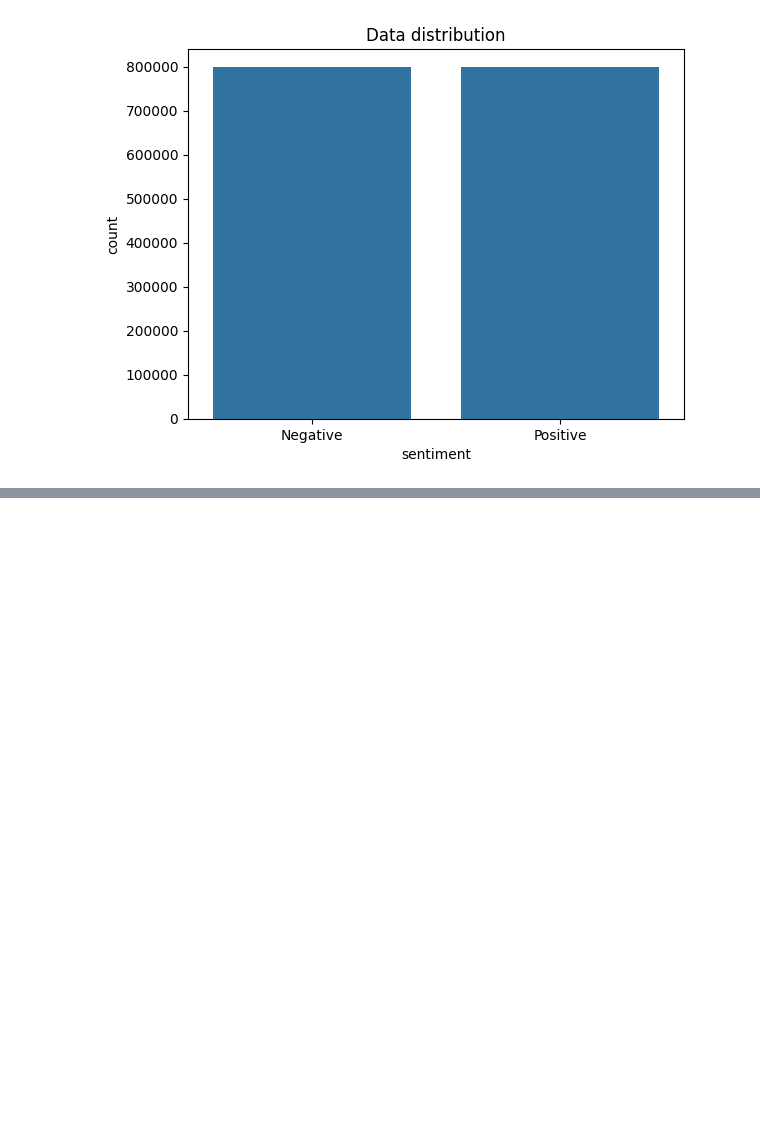
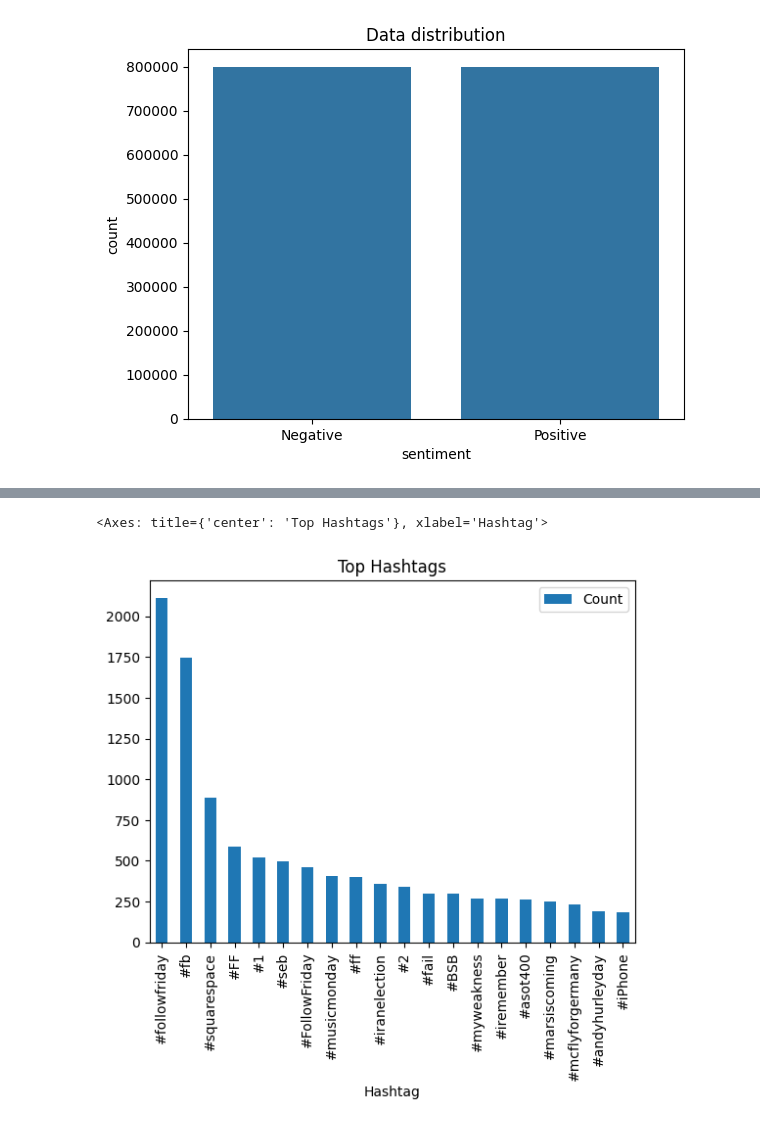
Before and after one commit to julsCadenas/DS-ML-Projects, a Jupyter notebook: TwtSentimentAnalysis/notebooks/eda_twt.ipynb, the cells around one changed output, grey strips where cells are left out. Saved outputs shown, nothing was run; the diff lists cells and outputs as text; code cells hidden in the pictures; blank space fills up the shorter version.

```diff
--- a/TwtSentimentAnalysis/notebooks/eda_twt.ipynb
+++ b/TwtSentimentAnalysis/notebooks/eda_twt.ipynb
@@ -119,0 +142,9 @@ plt.show()
+# %%
+twt_df['hashtags'] = twt_df['text'].apply(lambda x: re.findall(r'#\w+', x))
+twt_df['mentions'] = twt_df['text'].apply(lambda x: re.findall(r'@\w+', x))
+
+hashtags = Counter([tag for sublist in twt_df['hashtags'] for tag in sublist])
+pd.DataFrame(hashtags.most_common(20), columns=['Hashtag','Count']).plot.bar(x='Hashtag', y='Count', title='Top Hashtags')
+# %% [output]
+<Axes: title={'center': 'Top Hashtags'}, xlabel='Hashtag'>
+[figure, added]
```
Also changed, not shown: parts of 13 cells of this notebook.
